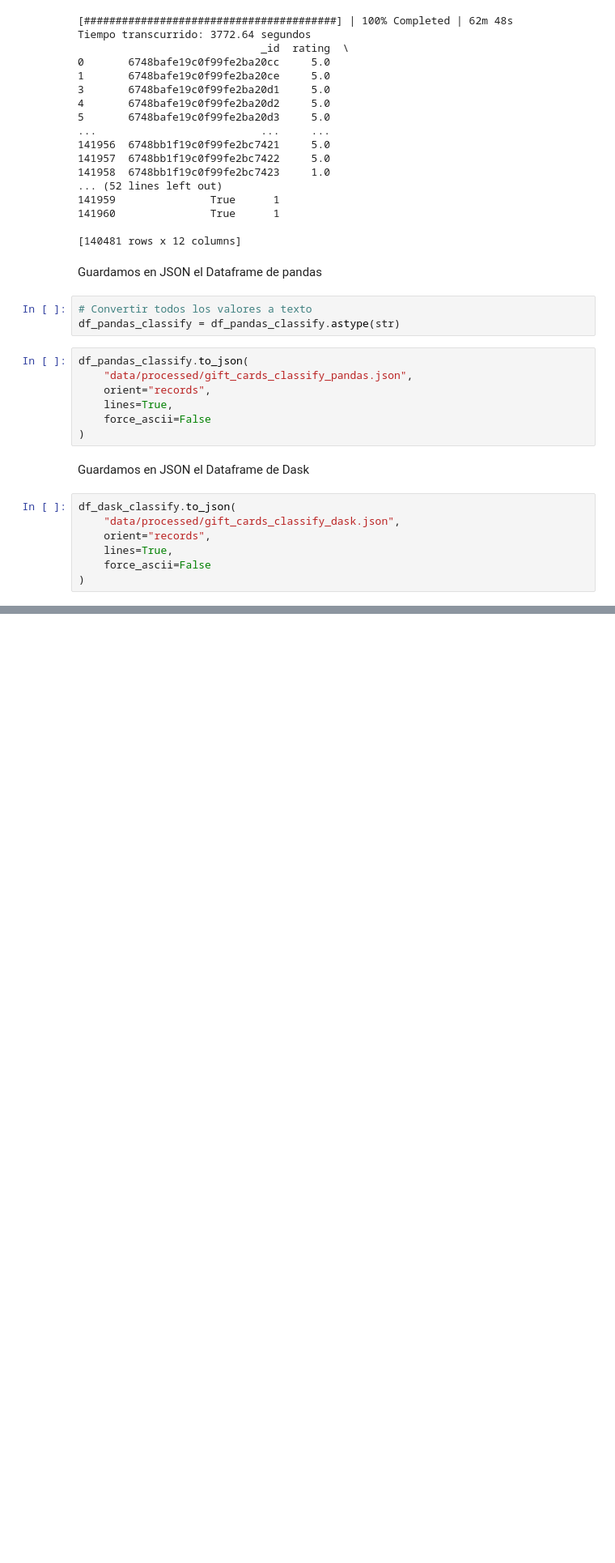
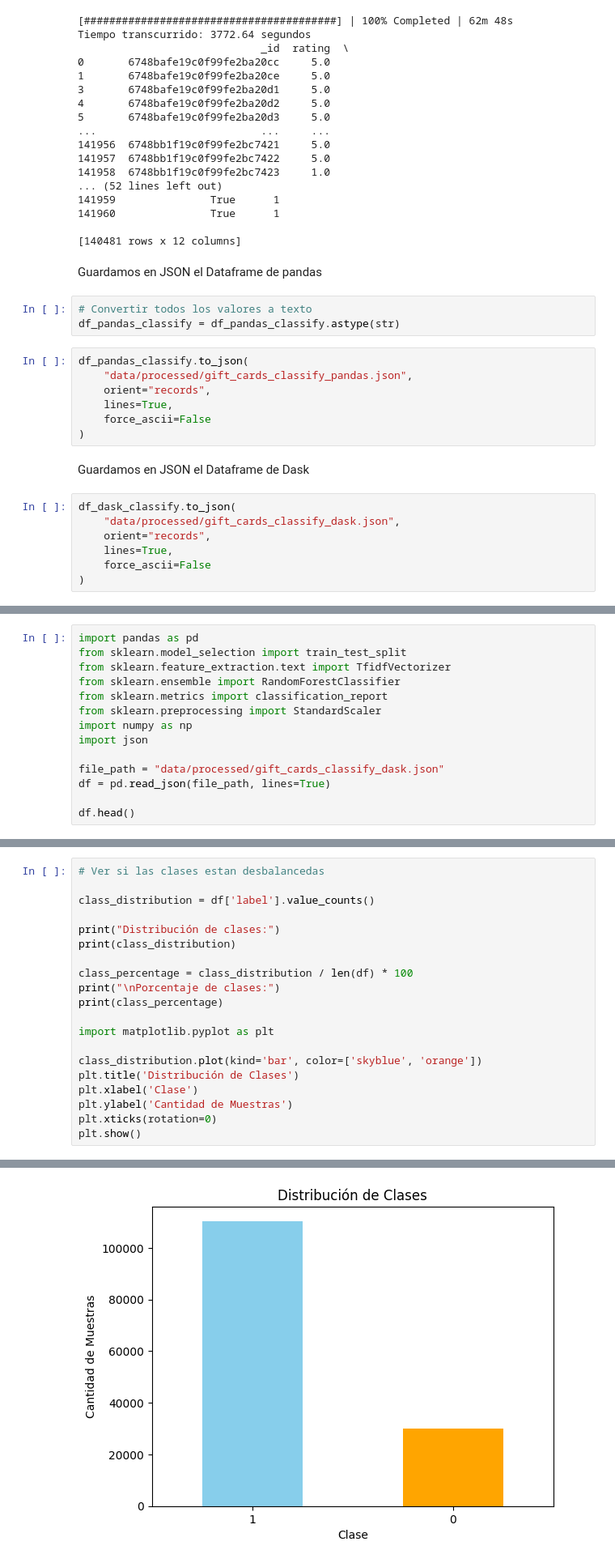
Before and after one commit to JoseChachi/amazon-recommender-system, a Jupyter notebook: notebook.ipynb, the cells around one changed output, grey strips where cells are left out. Shown at 81% size. Saved outputs shown, nothing was run; the diff lists cells and outputs as text; blank space fills up the shorter version.

```diff
--- a/notebook.ipynb
+++ b/notebook.ipynb
@@ -324,0 +347,14 @@ df_dask_classify.to_json(
+# %%
+import pandas as pd
+from sklearn.model_selection import train_test_split
+from sklearn.feature_extraction.text import TfidfVectorizer
+from sklearn.ensemble import RandomForestClassifier
+from sklearn.metrics import classification_report
+from sklearn.preprocessing import StandardScaler
+import numpy as np
+import json
+
+file_path = "data/processed/gift_cards_classify_dask.json"
+df = pd.read_json(file_path, lines=True)
+
+df.head()
@@ -324,0 +368,21 @@ df_dask_classify.to_json(
+# %%
+# Ver si las clases estan desbalancedas
+
+class_distribution = df['label'].value_counts()
+
+print("Distribución de clases:")
+print(class_distribution)
+
+class_percentage = class_distribution / len(df) * 100
+print("\nPorcentaje de clases:")
+print(class_percentage)
+
+import matplotlib.pyplot as plt
+
+class_distribution.plot(kind='bar', color=['skyblue', 'orange'])
+plt.title('Distribución de Clases')
+plt.xlabel('Clase')
+plt.ylabel('Cantidad de Muestras')
+plt.xticks(rotation=0)
+plt.show()
+# %% [output]
@@ -324,0 +400 @@ df_dask_classify.to_json(
+[figure, added]
```
Also changed, not shown: parts of 10 cells of this notebook.
